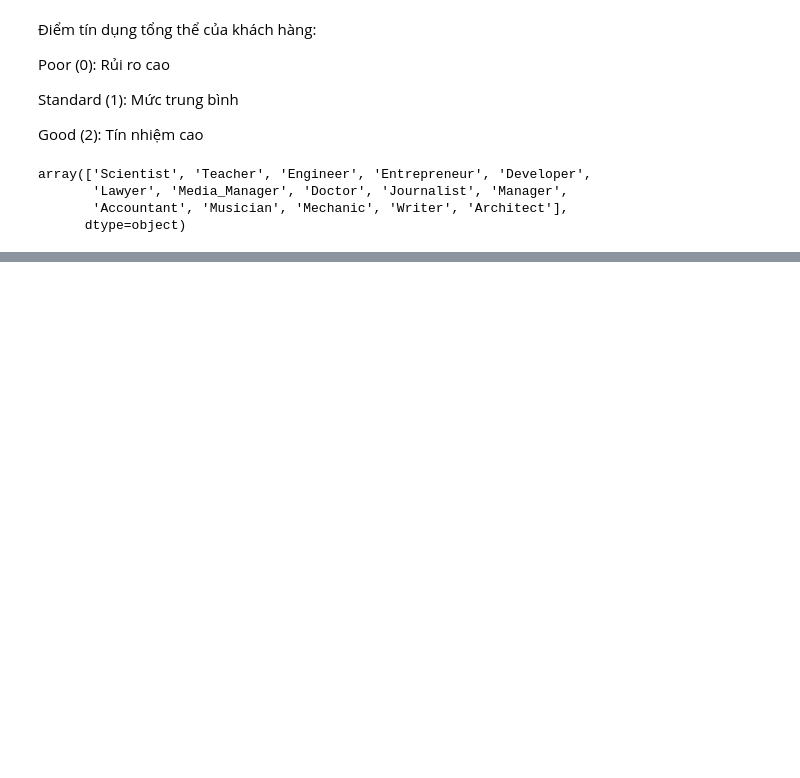
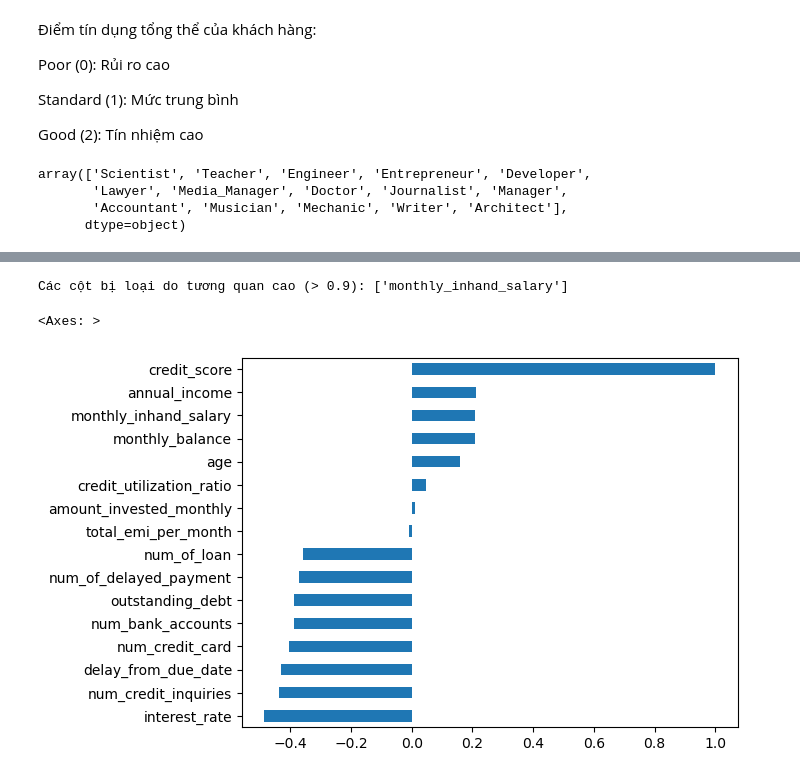
Before and after one commit to gilchea/credit_score_team2_k45, a Jupyter notebook: report.ipynb, the cells around one changed output, grey strips where cells are left out. Saved outputs shown, nothing was run; the diff lists cells and outputs as text; code cells hidden in the pictures; blank space fills up the shorter version.

```diff
--- a/report.ipynb
+++ b/report.ipynb
@@ -1912,0 +1941,23 @@ dtype: int64
+# %%
+def remove_highly_correlated_features(df, threshold=0.9):
+    # Chỉ lấy các cột số
+    corr_matrix = df.corr(numeric_only=True).abs()
+
+    # Lấy upper triangle (tam giác trên) để tránh trùng lặp
+    upper = corr_matrix.where(np.triu(np.ones(corr_matrix.shape), k=1).astype(bool))
+
+    # Tìm các cột có tương quan lớn hơn ngưỡng
+    to_drop = [column for column in upper.columns if any(upper[column] > threshold)]
+
+    print(f"Các cột bị loại do tương quan cao (> {threshold}): {to_drop}")
+    df_reduced = df.drop(columns=to_drop)
+
+remove_highly_correlated_features(df3)
+# %% [output]
+Các cột bị loại do tương quan cao (> 0.9): ['monthly_inhand_salary']
+# %%
+correlation_series = corr_matrix['credit_score'][:-1].sort_values()
+correlation_series.plot.barh()
+# %% [output]
+<Axes: >
+[figure, added]
```
Also changed, not shown: parts of 30 cells of this notebook.
